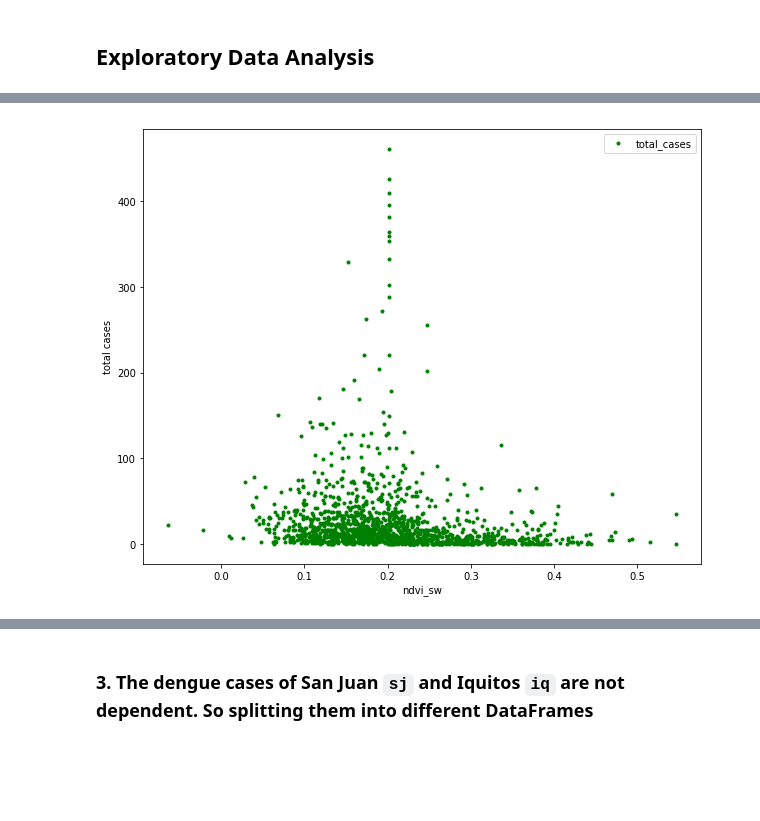
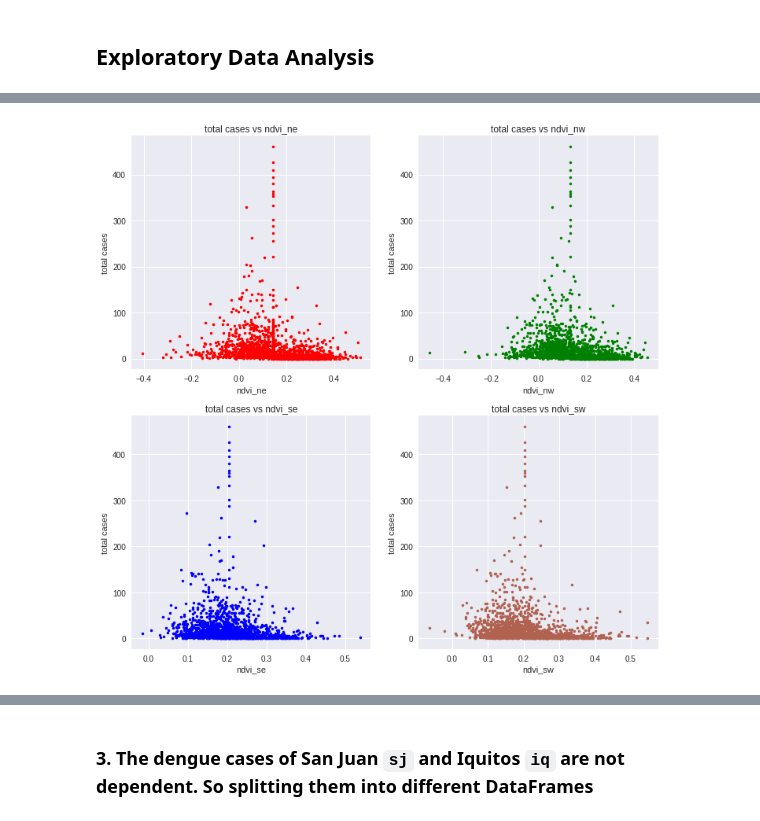
Before and after one commit to sansha94/DengAI, a Jupyter notebook: train.ipynb, the cells around one changed output, grey strips where cells are left out. Saved outputs shown, nothing was run; the diff lists cells and outputs as text; code cells hidden in the pictures; blank space fills up the shorter version.

```diff
--- a/train.ipynb
+++ b/train.ipynb
@@ -179,7 +188,3 @@ dengue_features.head()
 | 3 | sj | 1990 | 21 | 1990-05-21 | 0.129 | 0.245 | 0.228 | 0.236 | ... |
 | 4 | sj | 1990 | 22 | 1990-05-28 | 0.196 | 0.262 | 0.251 | 0.247 | ... |
 5 rows × 24 columns
-# %%
-dengue_features['avg_max_min_temp'] = (dengue_features['station_max_temp_c'] + dengue_features['station_min_temp_c']) / 2
-
-dengue_features['avg_max_min_temp'].head()
@@ -193,7 +191,8 @@ Name: avg_max_min_temp, dtype: float64
 # %% [markdown]
 #### Combining station_max_temp_c and station_min_temp_c as `avg_station_max_min`
 # %%
-dengue_features['avg_station_max_min'] = (dengue_features['station_max_temp_c'] + dengue_features['station_min_temp_c']) / 2
+dengue_features['avg_station_max_min'] = (dengue_features['station_max_temp_c'] +
+                                          dengue_features['station_min_temp_c']) / 2
 
 dengue_features['avg_station_max_min'].head()
 # %% [output]
@@ -206,7 +205,8 @@ Name: avg_station_max_min, dtype: float64
 # %% [markdown]
 #### Combining reanalysis_max_air_temp_c and reanalysis_min_air_temp_c as `avg_analysis_max_min`
 # %%
-dengue_features['avg_analysis_max_min'] = (dengue_features['reanalysis_max_air_temp_c'] + dengue_features['reanalysis_min_air_temp_c']) / 2
+dengue_features['avg_analysis_max_min'] = (dengue_features['reanalysis_max_air_temp_c'] +
+                                           dengue_features['reanalysis_min_air_temp_c']) / 2
 
 dengue_features['avg_analysis_max_min'].head()
 # %% [output]
@@ -237,4 +237,4 @@ dengue_features.describe()
 ## Exploratory Data Analysis
 # %%
 # Setting plot size
-plt.rcParams['figure.figsize'] = [10, 8]
+plt.rcParams['figure.figsize'] = [12, 12]
@@ -268,12 +241,38 @@ plt.show()
-# %%
-plt.plot(dengue_features[x[3]], dengue_features['total_cases'],
-         marker='.', linestyle='none', color='green')
-plt.xlabel(x[3])
-plt.ylabel('total cases')
-plt.legend()
-plt.show()
-# %% [output]
-[figure, removed]
+# %%
+# ndvi_ne
+plt.subplot(2, 2, 1)
+plt.plot(dengue_features[x[0]], dengue_features['total_cases'],
+         marker='.', linestyle='none', color='red')
+plt.xlabel(x[0])
+plt.ylabel('total cases')
+plt.title('total cases vs ' + x[0])
+
+# ndvi_nw
+plt.subplot(2, 2, 2)
+plt.plot(dengue_features[x[1]], dengue_features['total_cases'],
+         marker='.', linestyle='none', color='green')
+plt.xlabel(x[1])
+plt.ylabel('total cases')
+plt.title('total cases vs ' + x[1])
+
+# ndvi_se
+plt.subplot(2, 2, 3)
+plt.plot(dengue_features[x[2]], dengue_features['total_cases'],
+         marker='.', linestyle='none', color='blue')
+plt.xlabel(x[2])
+plt.ylabel('total cases')
+plt.title('total cases vs ' + x[2])
+
+# ndvi_sw
+plt.subplot(2, 2, 4)
+plt.plot(dengue_features[x[3]], dengue_features['total_cases'],
+         marker='.', linestyle='none', color='#B16150')
+plt.xlabel(x[3])
+plt.ylabel('total cases')
+plt.title('total cases vs ' + x[3])
+plt.show()
+# %% [output]
+[figure, added]
 # %%
 plt.plot(dengue_features[x[4]], dengue_features['total_cases'],
          marker='.', linestyle='none', color='green')
```
Also changed, not shown: parts of 11 cells of this notebook.
